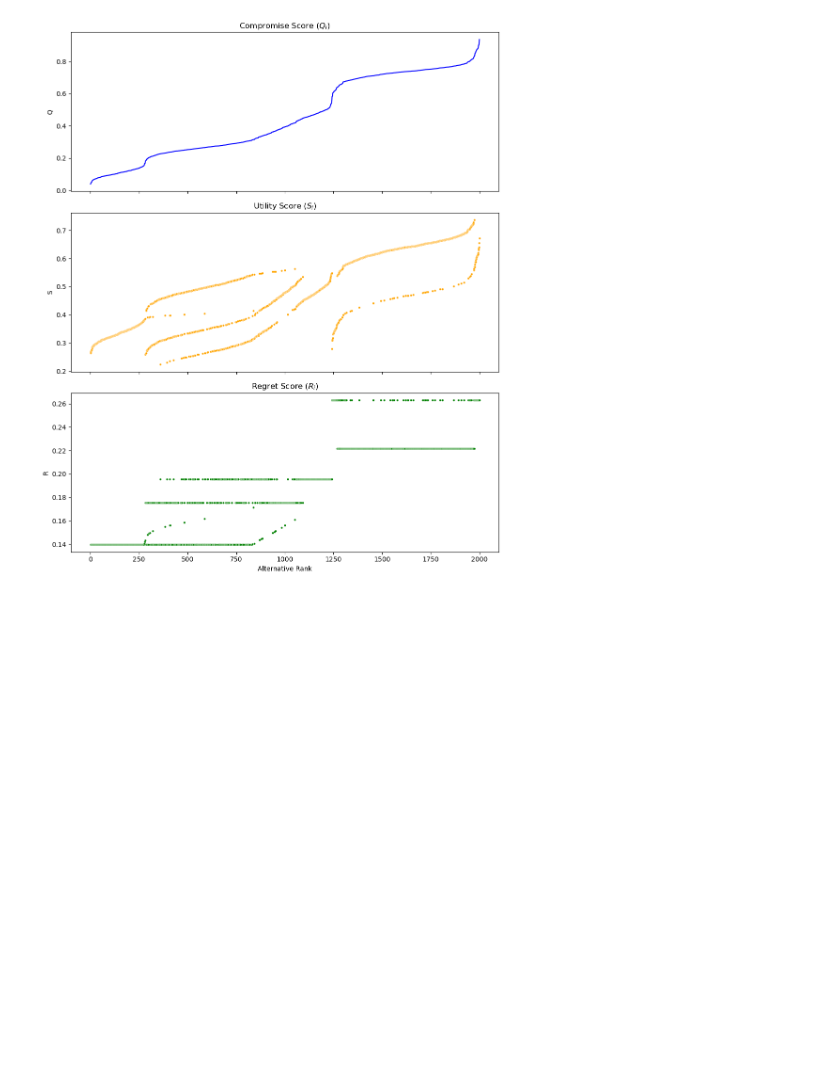
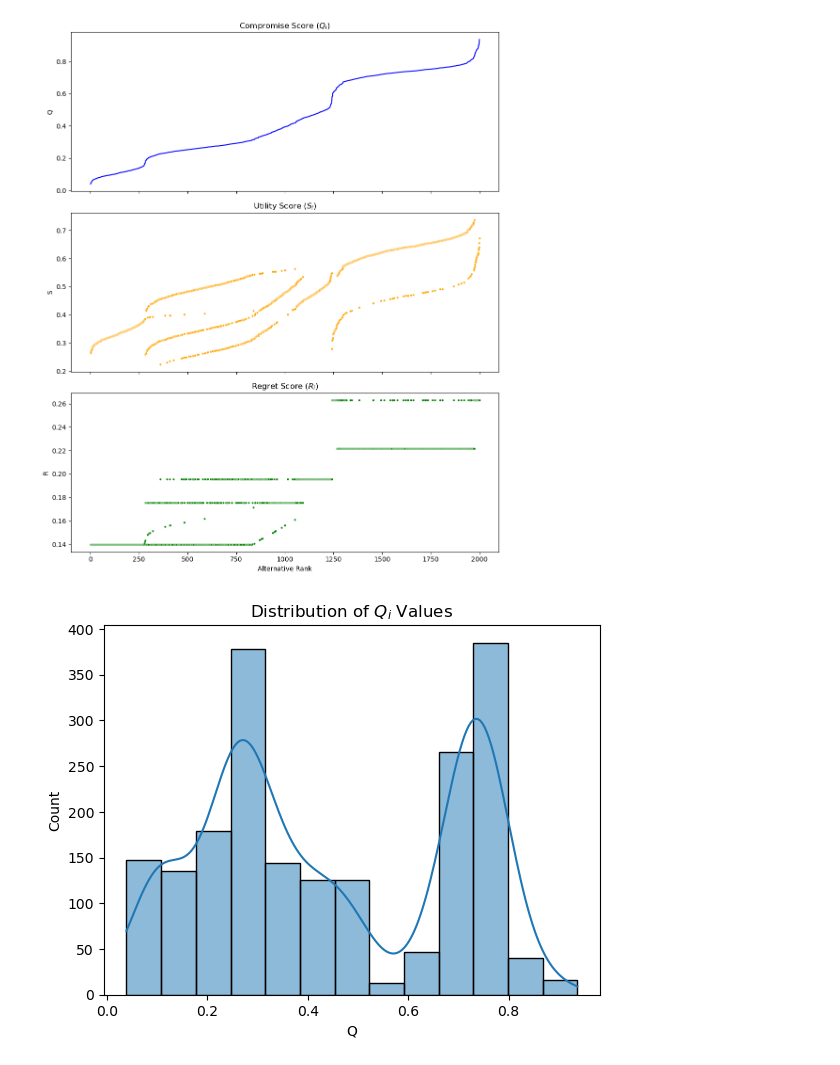
Before and after one commit to MeghneelG0/IFAHP-VIKOR, a Jupyter notebook: ifahpvikorTCP.ipynb, the cells around one changed output. Saved outputs shown, nothing was run; the diff lists cells and outputs as text; code cells hidden in the pictures; blank space fills up the shorter version.

Commit message:
tcp plots added
Signed-off-by: Meghneel Gogoi <meghneelgogoi304@gmail.com>

```diff
--- a/ifahpvikorTCP.ipynb
+++ b/ifahpvikorTCP.ipynb
@@ -836,3 +770,9 @@ plt.savefig('qi_si_ri_subplots.pdf')
 plt.show()
 # %% [output]
 [figure]
+# %%
+sns.histplot(df['Q'], kde=True)
+plt.title('Distribution of $Q_i$ Values')
+plt.savefig('qi_distribution.pdf')
+# %% [output]
+[figure, added]
```
Also changed, not shown: parts of 5 cells of this notebook.
